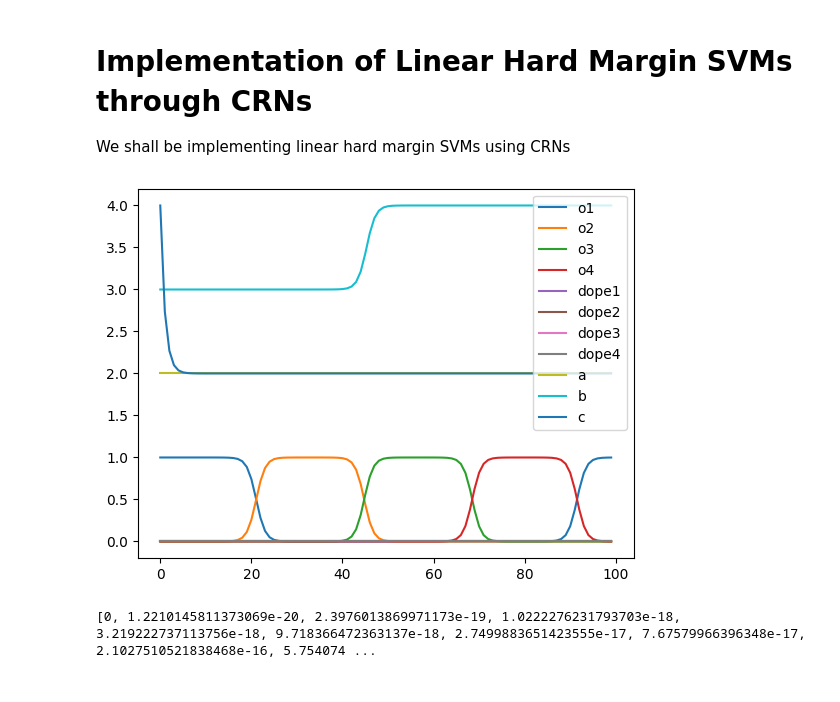
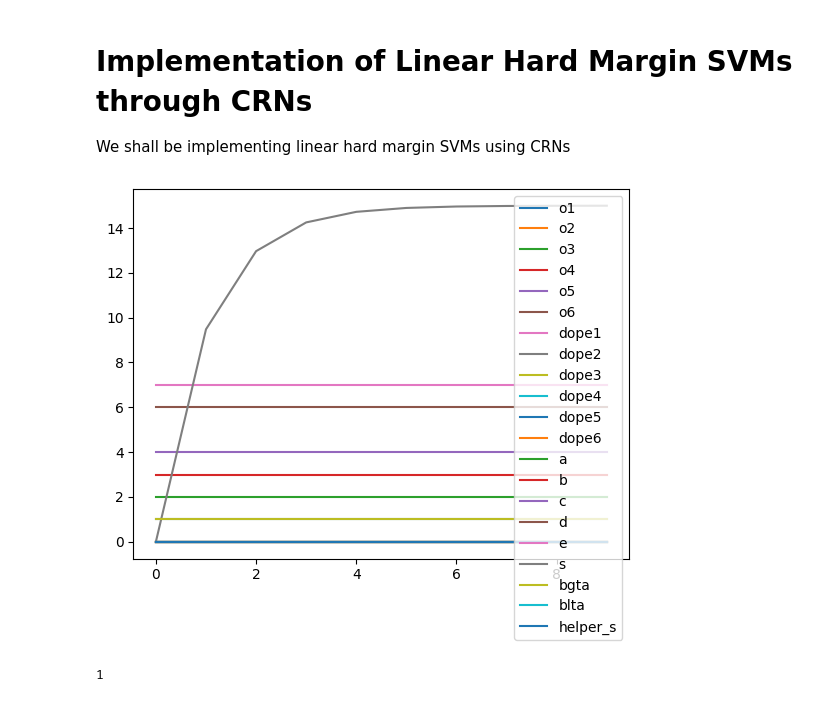
Before and after one commit to AmeyChoudhary/SVM, a Jupyter notebook: SVM_code/final.ipynb, the cells around one changed output. Drawn from its saved outputs; the diff is of its cells as text; code cells hidden in the pictures.

```diff
--- a/SVM_code/final.ipynb
+++ b/SVM_code/final.ipynb
@@ -121,71 +296,67 @@ def load_wrapper(from_species, to_species, regulating_species, current_timestep,
 # %%
-# multiplication function
-def product_f(y,t,a,b,o):
-    c = y[0]
-    dc_dt = -c*o + a*b*o
-    return [ dc_dt]
-
-def product_wrapper(multiplicand_1, multiplicand_2, product,regulating_species, current_timestep, species_concentrations, species_concentrations_current_timestep):
-
-    # getting the species concentrations at current timestep - 1
-    a = species_concentrations[multiplicand_1][current_timestep - 1]
-    b = species_concentrations[multiplicand_2][current_timestep - 1]
-    c = species_concentrations[product][current_timestep - 1]
-    o = species_concentrations[regulating_species][current_timestep - 1]
-
-    y0 = [c]
-    t = np.linspace(current_timestep-1, current_timestep,2)
-
-    sol = odeint(product_f, y0, t, args=(a,b,o))
-
-    if np.abs(c-sol[1][0]):
-        species_concentrations_current_timestep[product] = sol[1][0]
-
-    return species_concentrations_current_timestep
-
+# initialisation
 d = 10 **(-10)
 species_concentrations = {
     'o1': [1],
     'o2': [0],
     'o3': [0],
     'o4': [0],
+    'o5': [0],
+    'o6': [0],
     'dope1': [d],
     'dope2': [d],
     'dope3': [d],
     'dope4': [d],
+    'dope5': [d],
+    'dope6': [d],
     'a' : [2],
     'b' : [3],
-    'c' : [4]
+    'c' : [4],
+    'd' : [6],
+    'e' : [7],
+    's' :[0],
+    'bgta': [1],
+    'blta': [ 0],
+    'helper_s': [0]
 }
 ti=1
-osc = ['o1', 'o2','o3', 'o4']
-dop = ['dope1', 'dope2', 'dope3', 'dope4']
+# osc = ['o1', 'o2','o3', 'o4']
+# dop = ['dope1', 'dope2', 'dope3', 'dope4']
+osc = ['o1', 'o2','o3', 'o4','o5', 'o6']
+dop = ['dope1', 'dope2', 'dope3', 'dope4', 'dope5', 'dope6']
 
-for t in range(1, 100):
+for t in range(1, 10):
     # Get updated concentrations for the current timestep
     updated_concentrations_current_t = oscillator_wrapper(osc, dop, t, species_concentrations, {})
-    updated_concentrations_current_t = product_wrapper('a','c','b' ,'o3', t, species_concentrations,updated_concentrations_current_t )
-    updated_concentrations_current_t = load_wrapper('a', 'c', 'o1', t, species_concentrations,updated_concentrations_current_t )
+    # updated_concentrations_current_t = product_wrapper('a','c','b' ,'o3', t, species_concentrations,updated_concentrations_current_t )
+    # updated_concentrations_current_t = load_wrapper('a', 'c', 'o1', t, species_concentrations,updated_concentrations_current_t )
+    updated_concentrations_current_t = sum_wrapper(['a','b', 'c', 'd'],'s', 'o1', t,species_concentrations, updated_concentrations_current_t )
+    # updated_concentrations_current_t = sum_wrapper('d','c','s', 'o1', t,species_concentrations, updated_concentrations_current_t )
+    # updated_concentrations_current_t = sum_wrapper('a','d','s', 'o1', t,species_concentrations, updated_concentrations_current_t )
+    # updated_concentrations_current_t = sum_wrapper('a','e','s', 'o1', t,species_concentrations, updated_concentrations_current_t )
     # updated_concentrations_current_t = product_wrapper('a','c', 'b', 'o1', t, species_concentrations, updated_concentrations_current_t)
+
+    # updated_concentrations_current_t = approx_majority_wrapper('bgta', 'blta', 'helper_s', 'o3', t, species_concentrations, updated_concentrations_current_t)
+    # updated_concentrations_current_t = comparison_wrapper('a','b', 'bgta','blta', 'o1', t, species_concentrations, updated_concentrations_current_t)
 
     # Update the species_concentrations dictionary with the new concentrations
     for species in species_concentrations:
         if species in updated_concentrations_current_t:
             species_concentrations[species].append(updated_concentrations_current_t[species])
         else:
             species_concentrations[species].append(species_concentrations[species][t-1])
 
 # plotting the  species in the species_concentrations dictionary
 for species in species_concentrations:
-    plt.plot(species_concentrations[species], label=species)
+    # if species == 'a'or species == 'b' or species == 'c':
+     plt.plot(species_concentrations[species], label=species)
 plt.legend()
 plt.show()
+
+print(species_concentrations['bgta'][-1] + species_concentrations['blta'][-1])
 # %% [output]
-[figure, old version]
+[figure, new version]
+1
-# %%
-print(species_concentrations['o3'])
-# %% [output]
-[0, 1.2210145811373069e-20, 2.3976013869971173e-19, 1.0222276231793703e-18, 3.219222737113756e-18, 9.718366472363137e-18, 2.7499883651423555e-17, 7.67579966396348e-17, 2.1027510521838468e-16, 5.754074 ...
 # %%
 # # trying out this function
 # osc = ['o1', 'o2','o3']
```
Also changed, not shown: parts of 12 cells of this notebook, 3 other files.
